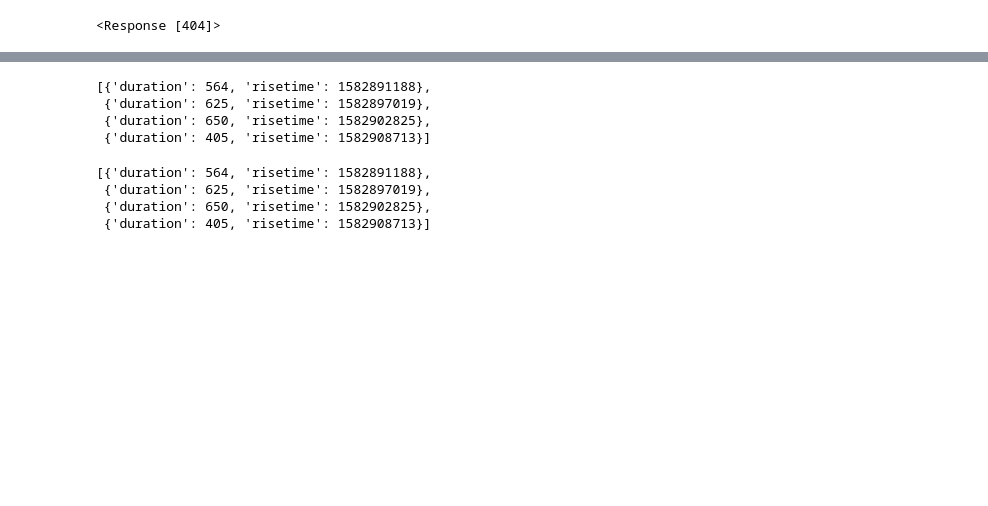
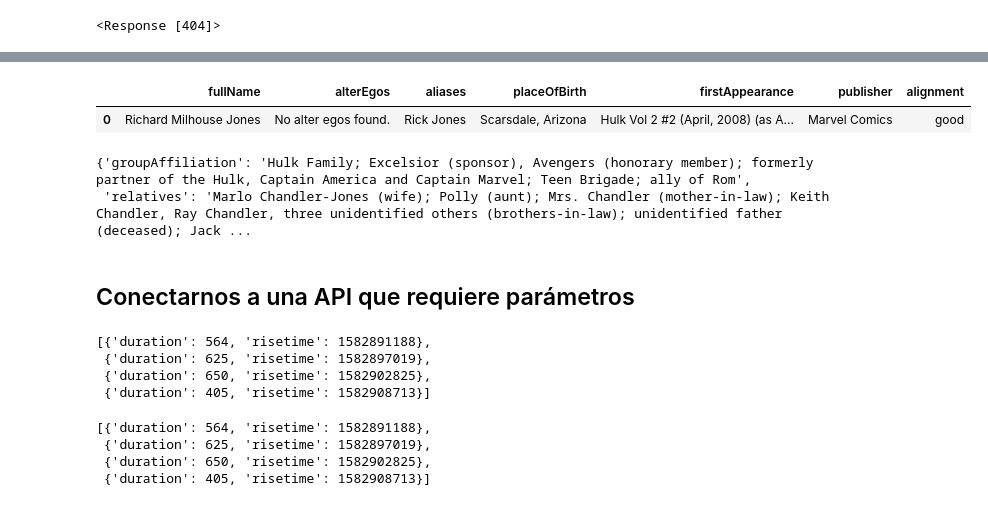
Before and after one commit to supervisaproject/Escuela-Analitica, a Jupyter notebook: Bloque 3/Sesion 3/Ejemplos/Ejemplo 2.ipynb, the cells around one changed output, grey strips where cells are left out. Drawn from its saved outputs; the diff is of its cells as text; code cells hidden in the pictures; blank space fills up the shorter version.

```diff
--- a/Bloque 3/Sesion 3/Ejemplos/Ejemplo 2.ipynb
+++ b/Bloque 3/Sesion 3/Ejemplos/Ejemplo 2.ipynb
@@ -62,3 +176,15 @@ response.json()
+# %%
+pd.DataFrame(response_biography.json(), index = [0])
+# %% [output]
+|  | fullName | alterEgos | aliases | placeOfBirth | firstAppearance | publisher | alignment |
+| 0 | Richard Milhouse Jones | No alter egos found. | Rick Jones | Scarsdale, Arizona | Hulk Vol 2 #2 (April, 2008) (as A... | Marvel Comics | good |
+# %%
+response_connections.json()
+# %% [output]
+{'groupAffiliation': 'Hulk Family; Excelsior (sponsor), Avengers (honorary member); formerly partner of the Hulk, Captain America and Captain Marvel; Teen Brigade; ally of Rom',
+ 'relatives': 'Marlo Chandler-Jones (wife); Polly (aunt); Mrs. Chandler (mother-in-law); Keith Chandler, Ray Chandler, three unidentified others (brothers-in-law); unidentified father (deceased); Jack ...
+# %% [markdown]
+## Conectarnos a una API que  requiere parámetros
 # %%
 parameters = {
     "lat": 40.71,
```
Also changed, not shown: parts of 26 cells of this notebook.
